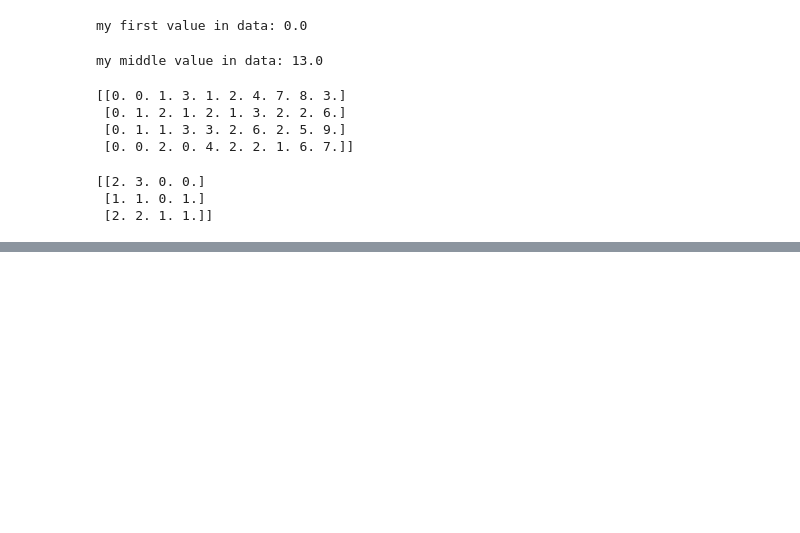
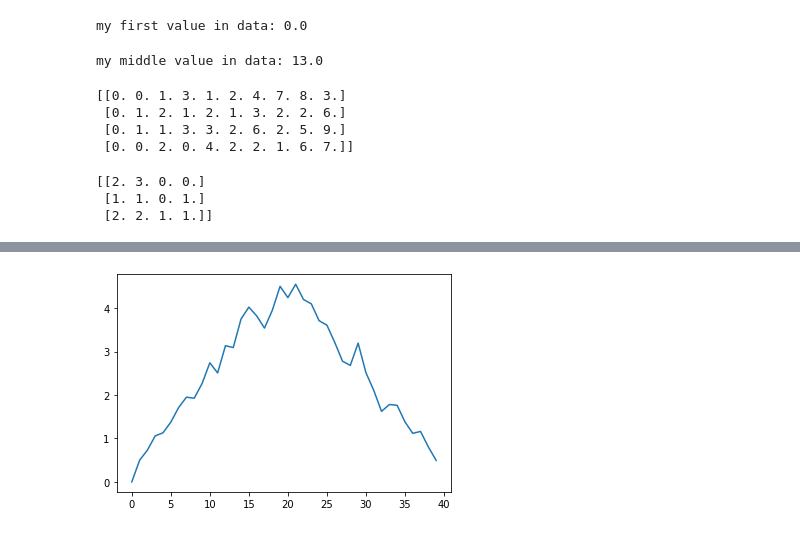
Before and after one commit to veeramik/learning_python, a Jupyter notebook: 01-numpy.ipynb, the cells around one changed output, grey strips where cells are left out. Cells and saved outputs as stored; diff of their text form; code cells hidden in the pictures; blank space fills up the shorter version.

```diff
--- a/01-numpy.ipynb
+++ b/01-numpy.ipynb
@@ -100,0 +199,6 @@ print(small)
+# %%
+data_std = data.std(axis=0)
+data_plot = matplotlib.pyplot.plot(data_std)
+matplotlib.pyplot.show()
+# %% [output]
+[figure, added]
```
Also changed, not shown: parts of 20 cells of this notebook.
